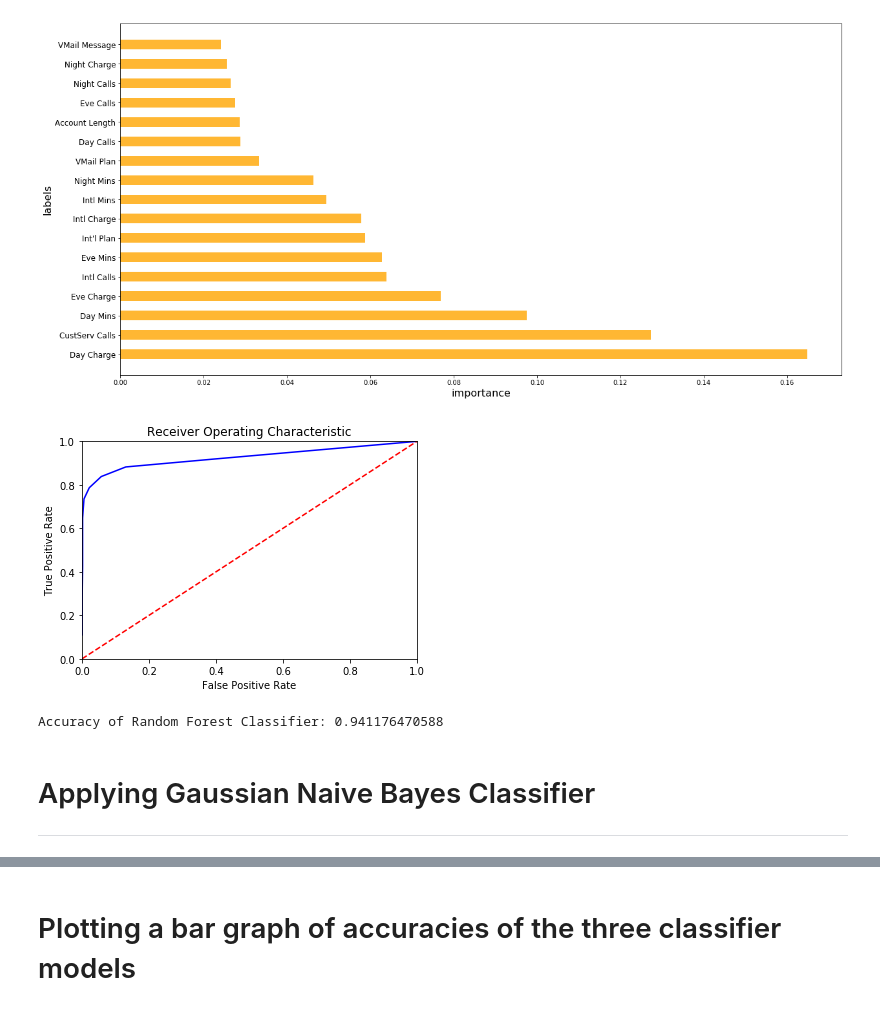
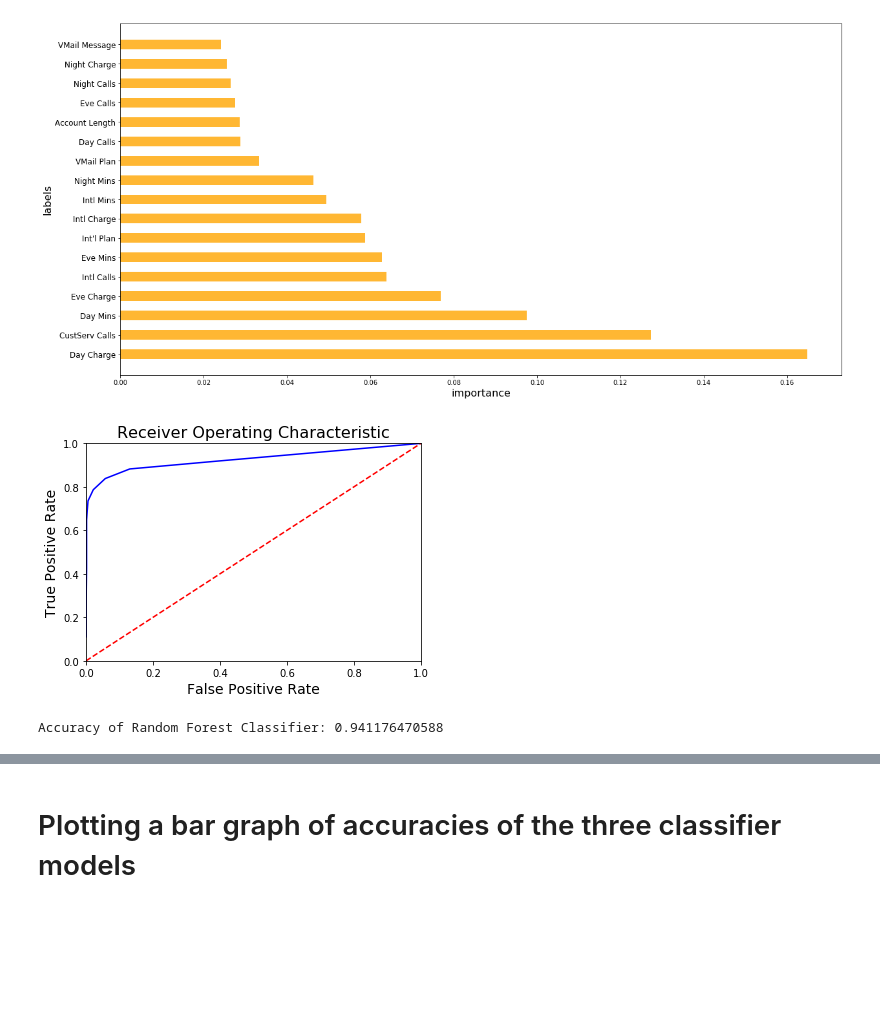
Before and after one commit to Customer-Churn-Prediction/Project-Machine-Learning, a Jupyter notebook: project_final.ipynb, the cells around one changed output, grey strips where cells are left out. Cells and saved outputs as stored; diff of their text form; code cells hidden in the pictures; blank space fills up the shorter version.

```diff
--- a/project_final.ipynb
+++ b/project_final.ipynb
@@ -171,17 +279,17 @@ plt.show()
 # %%
 # plotting the ROC curve(Reciever Operating Characterestic) for Random Forest Classifier between fpr and tpr
 # fpr:false positive rate
 # tpr:true positive rate
 fpr, tpr, threshold = roc_curve(test_y,proba_rfc[:,1])
-plt.title('Receiver Operating Characteristic')
+plt.title('Receiver Operating Characteristic', fontsize=16)
 plt.plot(fpr,tpr,'b')
 plt.plot([0,1],[0,1],'r--')
 plt.xlim([0,1])
 plt.ylim([0,1])
-plt.xlabel('False Positive Rate')
-plt.ylabel('True Positive Rate')
+plt.xlabel('False Positive Rate', fontsize=14)
+plt.ylabel('True Positive Rate', fontsize=14)
 plt.show()
 # %% [output]
-[figure, old version]
+[figure, new version]
 # %%
 #calculating accuracy of RandomForestClassifier
@@ -190,6 +297,3 @@ acc_rfc = accuracy_score(test_y, pred_rfc)
 print('Accuracy of Random Forest Classifier:', acc_rfc)
 # %% [output]
 Accuracy of Random Forest Classifier: 0.941176470588
-# %% [markdown]
-# Applying Gaussian Naive Bayes Classifier
-___
```
Also changed, not shown: parts of 35 cells of this notebook.
